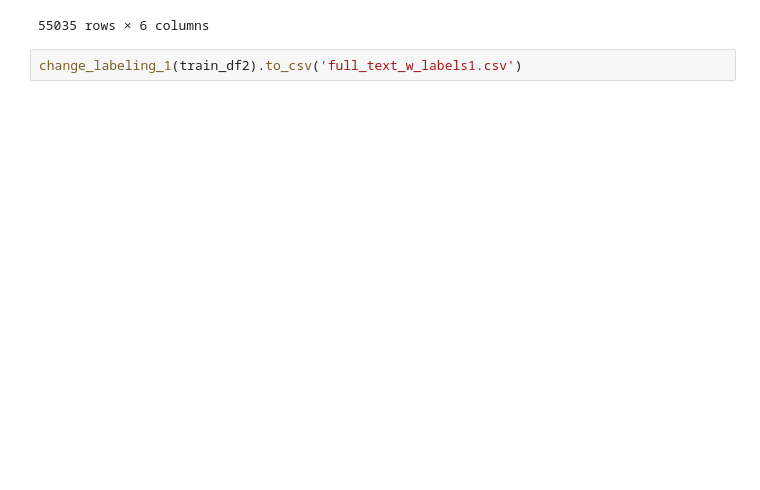
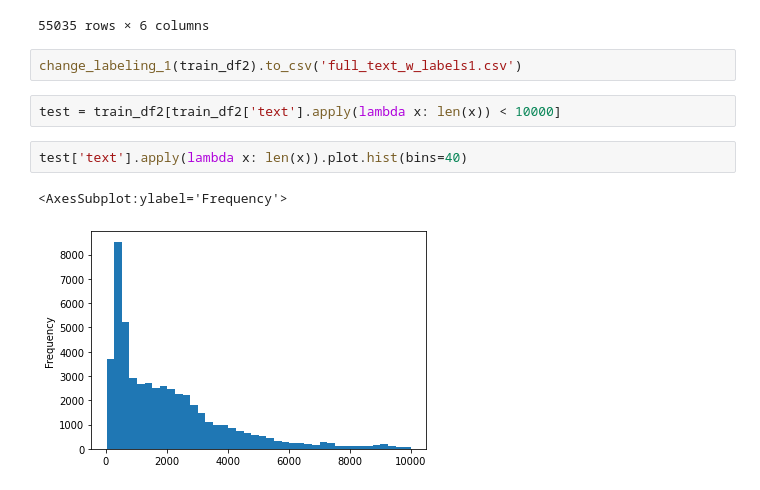
Before and after one commit to koniferous22/aitalents-investoid, a Jupyter notebook: training/Training - samuel.ipynb, the cells around one changed output. Cells and saved outputs as stored; diff of their text form; blank space fills up the shorter version.

```diff
--- a/training/Training - samuel.ipynb
+++ b/training/Training - samuel.ipynb
@@ -175,3 +175,10 @@ train_df2
 55035 rows × 6 columns
 # %%
 change_labeling_1(train_df2).to_csv('full_text_w_labels1.csv')
+# %%
+test = train_df2[train_df2['text'].apply(lambda x: len(x)) < 10000]
+# %%
+test['text'].apply(lambda x: len(x)).plot.hist(bins=40)
+# %% [output]
+<AxesSubplot:ylabel='Frequency'>
+[figure, added]
```
Also changed, not shown: parts of 3 cells of this notebook.
